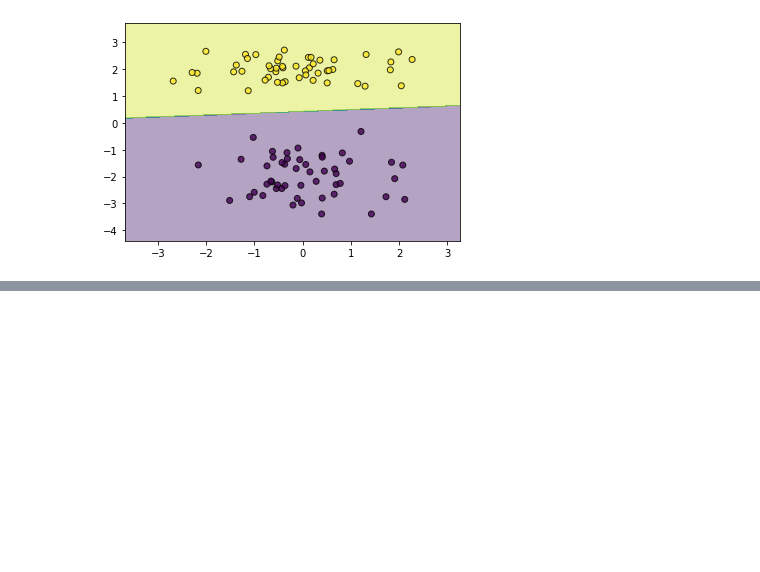
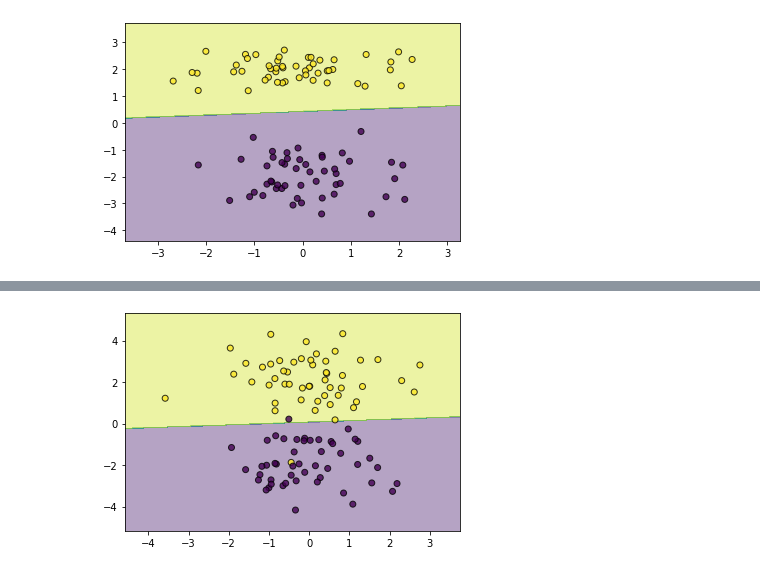
Before and after one commit to attemptto/MachineLearning, a Jupyter notebook: MachineLearning/SVM.ipynb, the cells around one changed output, grey strips where cells are left out. Cells and saved outputs as stored; diff of their text form; code cells hidden in the pictures; blank space fills up the shorter version.

Commit message:
soft margin SVM

```diff
--- a/MachineLearning/SVM.ipynb
+++ b/MachineLearning/SVM.ipynb
@@ -193,0 +354,6 @@ plot_decision_function(data,target,svm)
+# %%
+soft_svm = SoftMarginSVM(C= 5.0)
+soft_svm.fit(data, target)
+utils.plot_decision_function(data,target, soft_svm)
+# %% [output]
+[figure, added]
```
Also changed, not shown: parts of 2 cells of this notebook.
